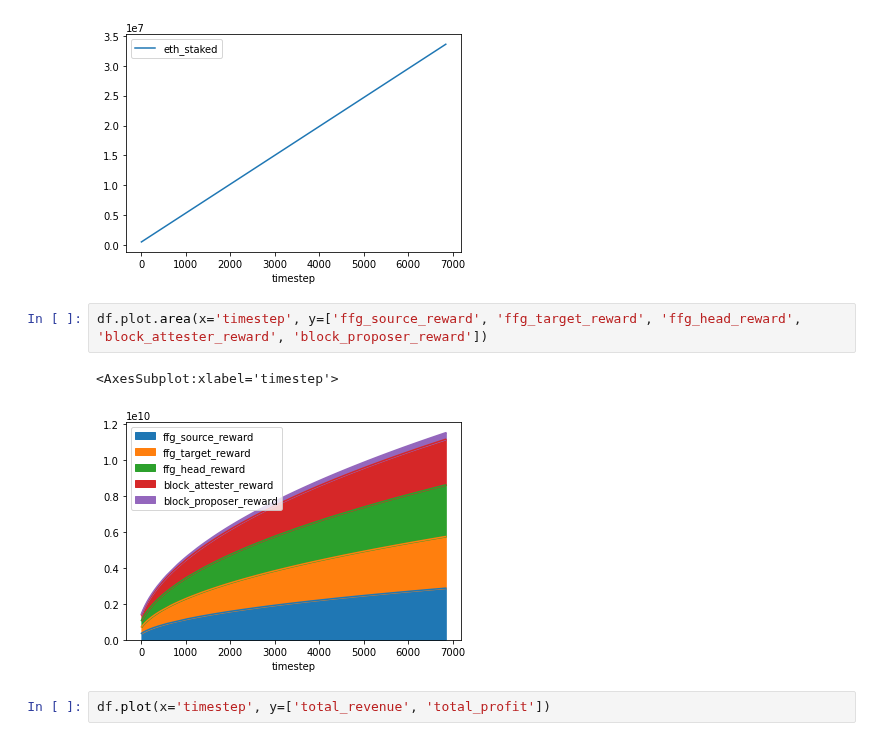
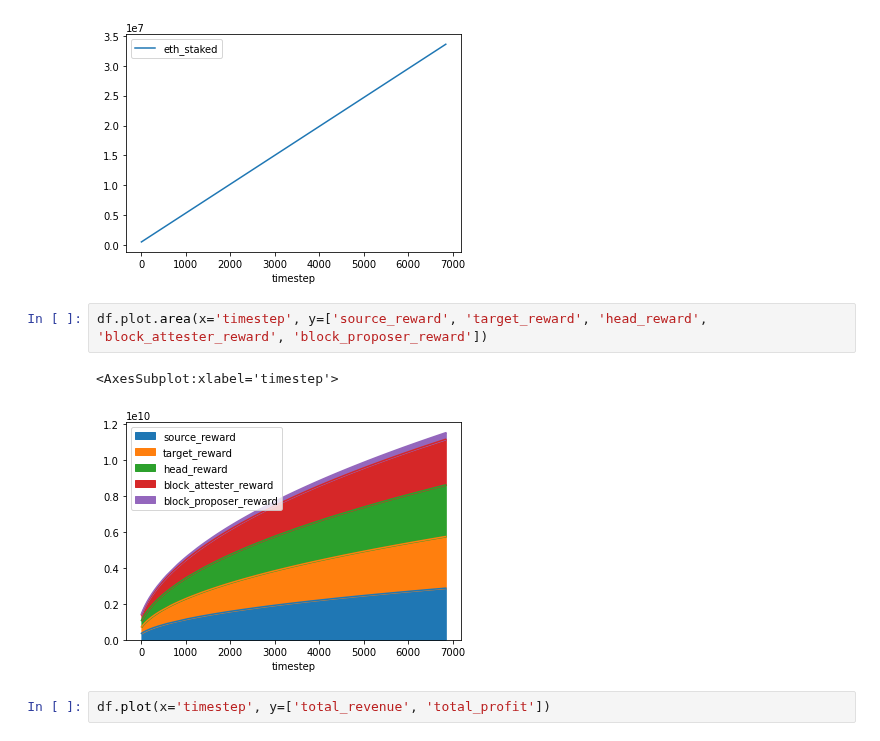
Before and after one commit to CADLabs/ethereum-economic-model, a Jupyter notebook: scratchpad.ipynb, the cells around one changed output. Cells and saved outputs as stored; diff of their text form.

```diff
--- a/scratchpad.ipynb
+++ b/scratchpad.ipynb
@@ -47,10 +47,10 @@ df.plot(x='timestep', y='eth_staked')
 <AxesSubplot:xlabel='timestep'>
 [figure]
 # %%
-df.plot.area(x='timestep', y=['ffg_source_reward', 'ffg_target_reward', 'ffg_head_reward', 'block_attester_reward', 'block_proposer_reward'])
+df.plot.area(x='timestep', y=['source_reward', 'target_reward', 'head_reward', 'block_attester_reward', 'block_proposer_reward'])
 # %% [output]
 <AxesSubplot:xlabel='timestep'>
-[figure, old version]
+[figure, new version]
 # %%
 df.plot(x='timestep', y=['total_revenue', 'total_profit'])
 # %% [output]
```
Also changed, not shown: parts of 3 cells of this notebook, 14 other files.
